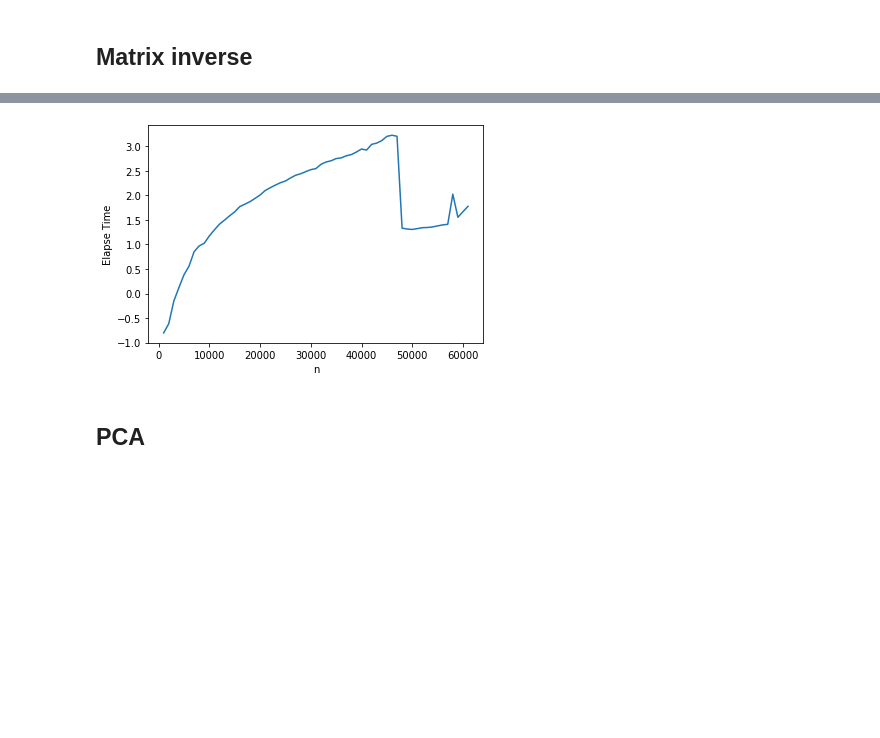
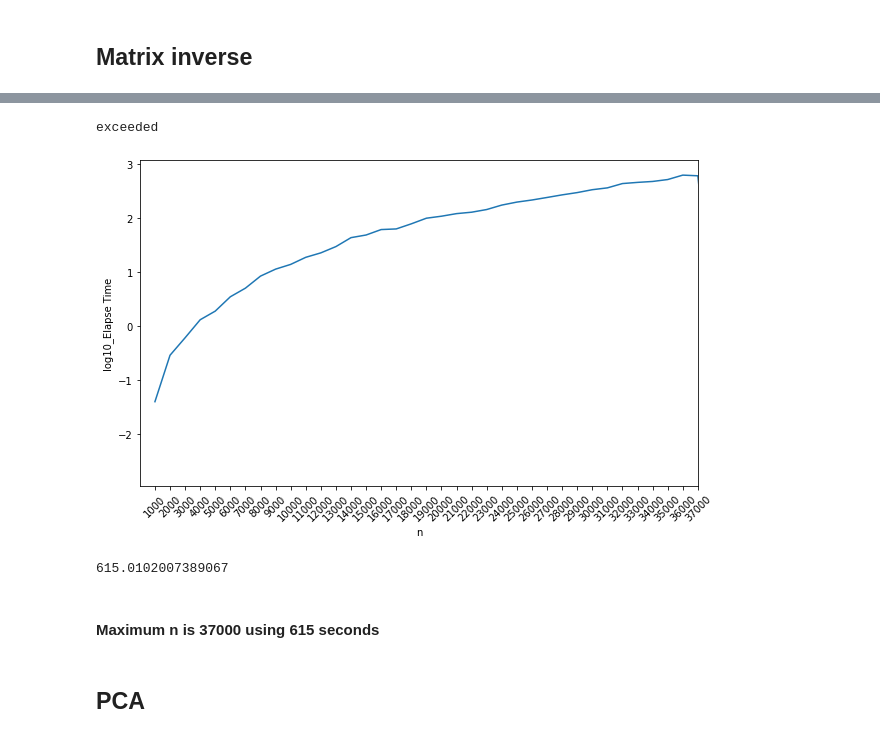
Before and after one commit to kouggaler/DSML, a Jupyter notebook: DSA5103_assignment1.ipynb, the cells around one changed output, grey strips where cells are left out. Drawn from its saved outputs; the diff is of its cells as text; code cells hidden in the pictures; blank space fills up the shorter version.

```diff
--- a/DSA5103_assignment1.ipynb
+++ b/DSA5103_assignment1.ipynb
@@ -23,7 +23,3 @@ class Timer(object):
         if self.name:
             print('[%s]' % self.name,)
         print('Elapsed: %s' % (time.time() - self.tstart))
-# %%
-with Timer('Inveting matrix'):
-    X = np.random.random((1000, 1000))
-    X_inv = np.linalg.inv(X)
@@ -34,8 +27,8 @@ Elapsed: 0.05183577537536621
 n = 1
 result = {}
 try:
-    X = np.random.random((n*1000, n*1000))
     while True:
+        X = np.random.random((n*1000, n*1000))
         t = time.time()
         X_inv = np.linalg.inv(X)
         elapsed = time.time() - t
@@ -44,15 +37,28 @@ try:
 except:
     print('exceeded')
     result
+# %% [output]
+exceeded
 # %%
 lists = sorted(result.items())
 x, y = zip(*lists)
-plt.plot(x, y)
-plt.xlabel('n')
-plt.ylabel('Elapse Time');
+
+fig, ax = plt.subplots(figsize = (10,6))
+
+ax.plot(x, y)
+ax.set_xlabel('n')
+ax.set_ylabel('log10_Elapse Time');
+ax.set_xlim([0, 37000])
+ax.set_xticks(np.arange(min(x), 37001, 1000), np.arange(min(x), 37001, 1000), rotation=45, ha='center')
 plt.show()
 # %% [output]
-[figure, old version]
+[figure, new version]
+# %%
+math.pow(10,result[37000])
+# %% [output]
+615.0102007389067
+# %% [markdown]
+#### Maximum n is 37000 using 615 seconds
 # %% [markdown]
 ## PCA
 # %%
```
Also changed, not shown: parts of 10 cells of this notebook.
